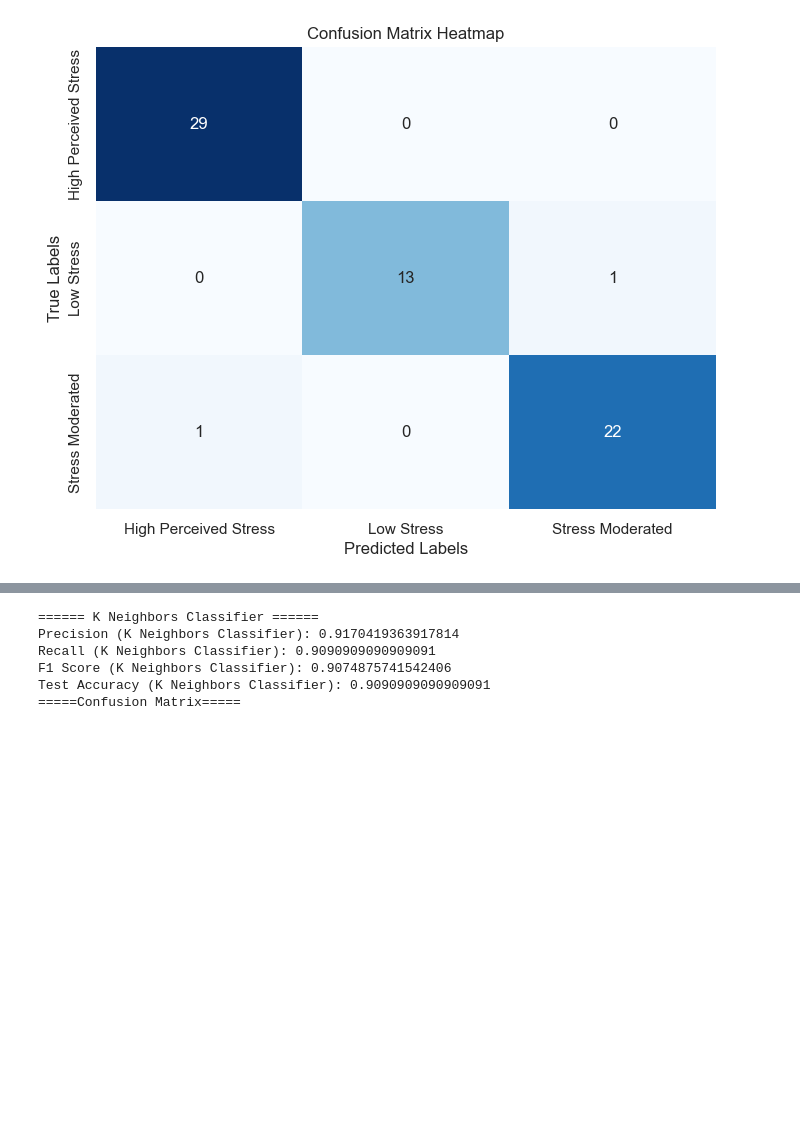
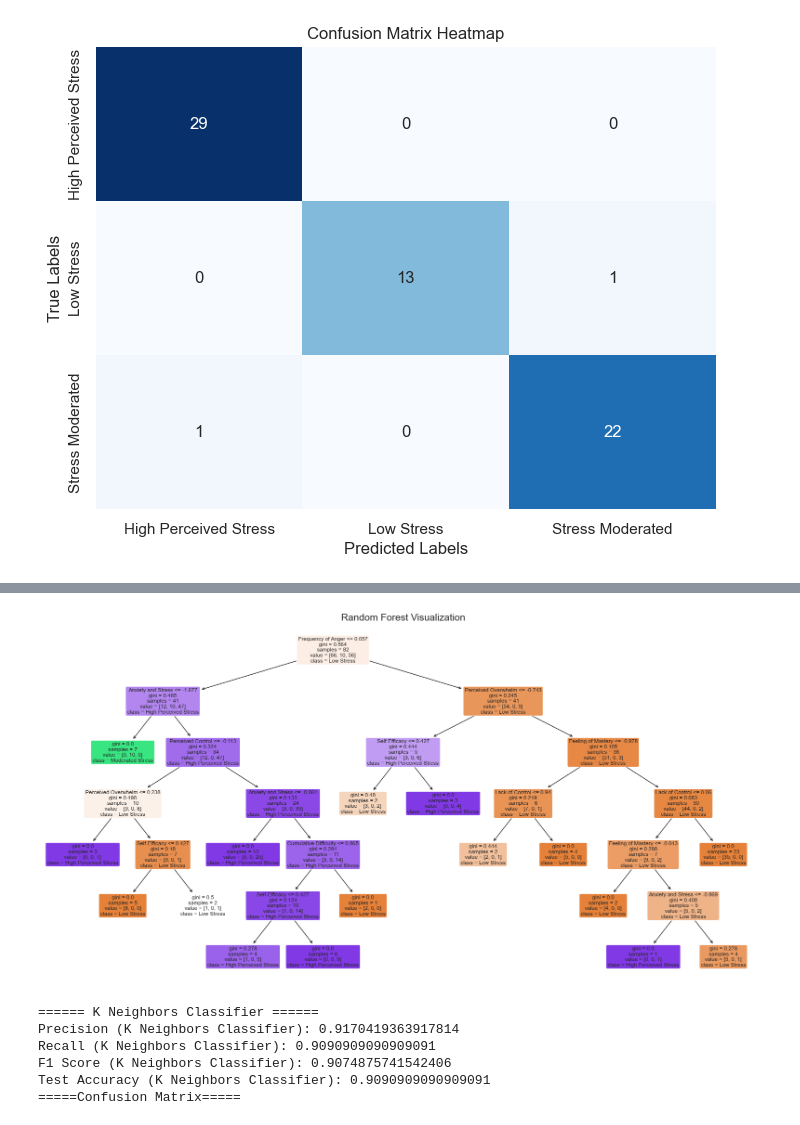
Before and after one commit to AirlanggaDS/StressLevelEvaluation, a Jupyter notebook: ClusterFix.ipynb, the cells around one changed output, grey strips where cells are left out. Saved outputs shown, nothing was run; the diff lists cells and outputs as text; code cells hidden in the pictures; blank space fills up the shorter version.

```diff
--- a/ClusterFix.ipynb
+++ b/ClusterFix.ipynb
@@ -422,3 +456,15 @@ Test Accuracy (Random Forest): 0.9696969696969697
+# %%
+# Import library
+from sklearn.tree import plot_tree
+
+# Visualisasi pohon keputusan (hanya menunjukkan satu pohon, bukan keseluruhan ensemble)
+plt.figure(figsize=(20, 10))
+plot_tree(model_rf.estimators_[0], feature_names=X.columns, class_names=['Low Stress','Moderated Stress','High Perceived Stress'], filled=True, rounded=True)
+
+plt.title("Random Forest Visualization", fontsize=15)
+plt.show()
+# %% [output]
+[figure, added]
 # %%
 # K Neighbors Classifier
 model_knn = KNeighborsClassifier()
```
Also changed, not shown: parts of 14 cells of this notebook, 4 other files.
